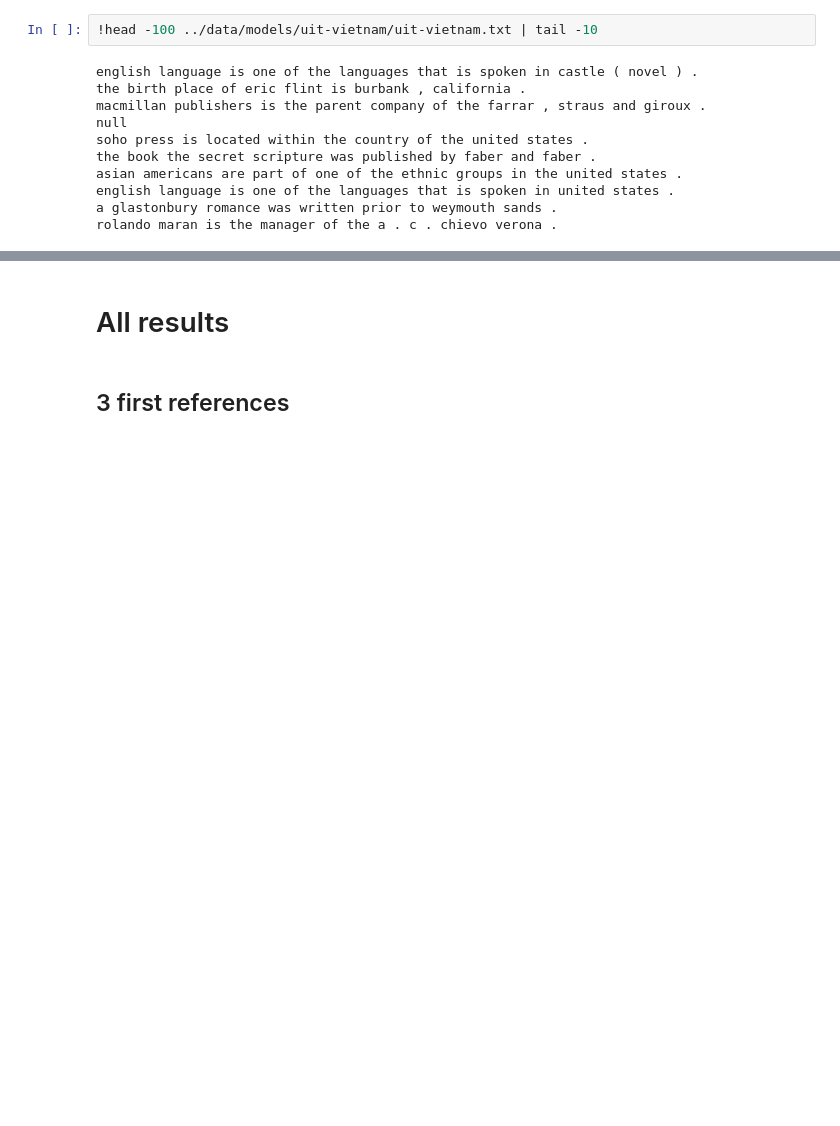
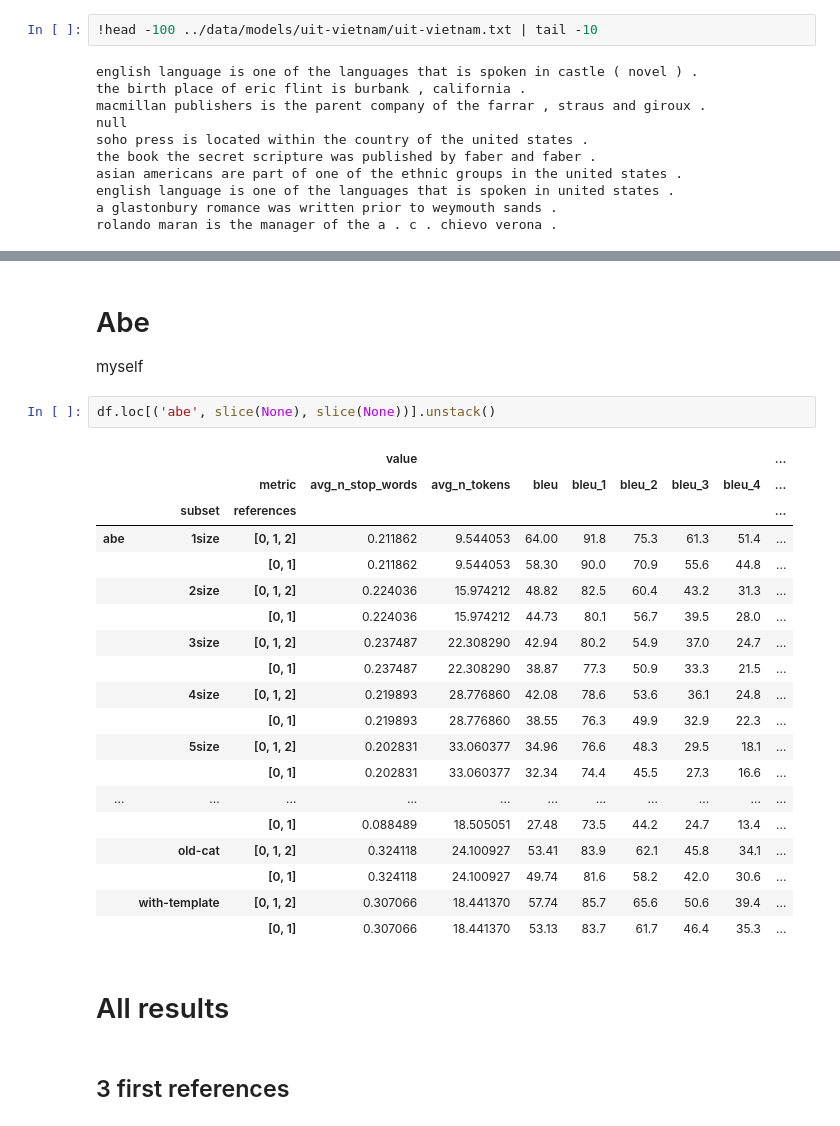
Before and after one commit to abevieiramota/masters, a Jupyter notebook: notebook/00 - Automatic evaluation.ipynb, the cells around one changed output, grey strips where cells are left out. Cells and saved outputs as stored; diff of their text form; blank space fills up the shorter version.

```diff
--- a/notebook/00 - Automatic evaluation.ipynb
+++ b/notebook/00 - Automatic evaluation.ipynb
@@ -347,3 +427,29 @@ rolando maran is the manager of the a . c . chievo verona .
+# %% [markdown]
+# Abe
+
+myself
+# %%
+df.loc[('abe', slice(None), slice(None))].unstack()
+# %% [output]
+|  |  |  | value |  |  |  |  |  |  | ... |
+|  |  | metric | avg_n_stop_words | avg_n_tokens | bleu | bleu_1 | bleu_2 | bleu_3 | bleu_4 | ... |
+|  | subset | references |  |  |  |  |  |  |  | ... |
+| abe | 1size | [0, 1, 2] | 0.211862 | 9.544053 | 64.00 | 91.8 | 75.3 | 61.3 | 51.4 | ... |
+|  |  | [0, 1] | 0.211862 | 9.544053 | 58.30 | 90.0 | 70.9 | 55.6 | 44.8 | ... |
+|  | 2size | [0, 1, 2] | 0.224036 | 15.974212 | 48.82 | 82.5 | 60.4 | 43.2 | 31.3 | ... |
+|  |  | [0, 1] | 0.224036 | 15.974212 | 44.73 | 80.1 | 56.7 | 39.5 | 28.0 | ... |
+|  | 3size | [0, 1, 2] | 0.237487 | 22.308290 | 42.94 | 80.2 | 54.9 | 37.0 | 24.7 | ... |
+|  |  | [0, 1] | 0.237487 | 22.308290 | 38.87 | 77.3 | 50.9 | 33.3 | 21.5 | ... |
+|  | 4size | [0, 1, 2] | 0.219893 | 28.776860 | 42.08 | 78.6 | 53.6 | 36.1 | 24.8 | ... |
+|  |  | [0, 1] | 0.219893 | 28.776860 | 38.55 | 76.3 | 49.9 | 32.9 | 22.3 | ... |
+|  | 5size | [0, 1, 2] | 0.202831 | 33.060377 | 34.96 | 76.6 | 48.3 | 29.5 | 18.1 | ... |
+|  |  | [0, 1] | 0.202831 | 33.060377 | 32.34 | 74.4 | 45.5 | 27.3 | 16.6 | ... |
+| ... | ... | ... | ... | ... | ... | ... | ... | ... | ... | ... |
+|  |  | [0, 1] | 0.088489 | 18.505051 | 27.48 | 73.5 | 44.2 | 24.7 | 13.4 | ... |
+|  | old-cat | [0, 1, 2] | 0.324118 | 24.100927 | 53.41 | 83.9 | 62.1 | 45.8 | 34.1 | ... |
+|  |  | [0, 1] | 0.324118 | 24.100927 | 49.74 | 81.6 | 58.2 | 42.0 | 30.6 | ... |
+|  | with-template | [0, 1, 2] | 0.307066 | 18.441370 | 57.74 | 85.7 | 65.6 | 50.6 | 39.4 | ... |
+|  |  | [0, 1] | 0.307066 | 18.441370 | 53.13 | 83.7 | 61.7 | 46.4 | 35.3 | ... |
 # %% [markdown]
 # All results
 # %% [markdown]
```
Also changed, not shown: parts of 18 cells of this notebook.
